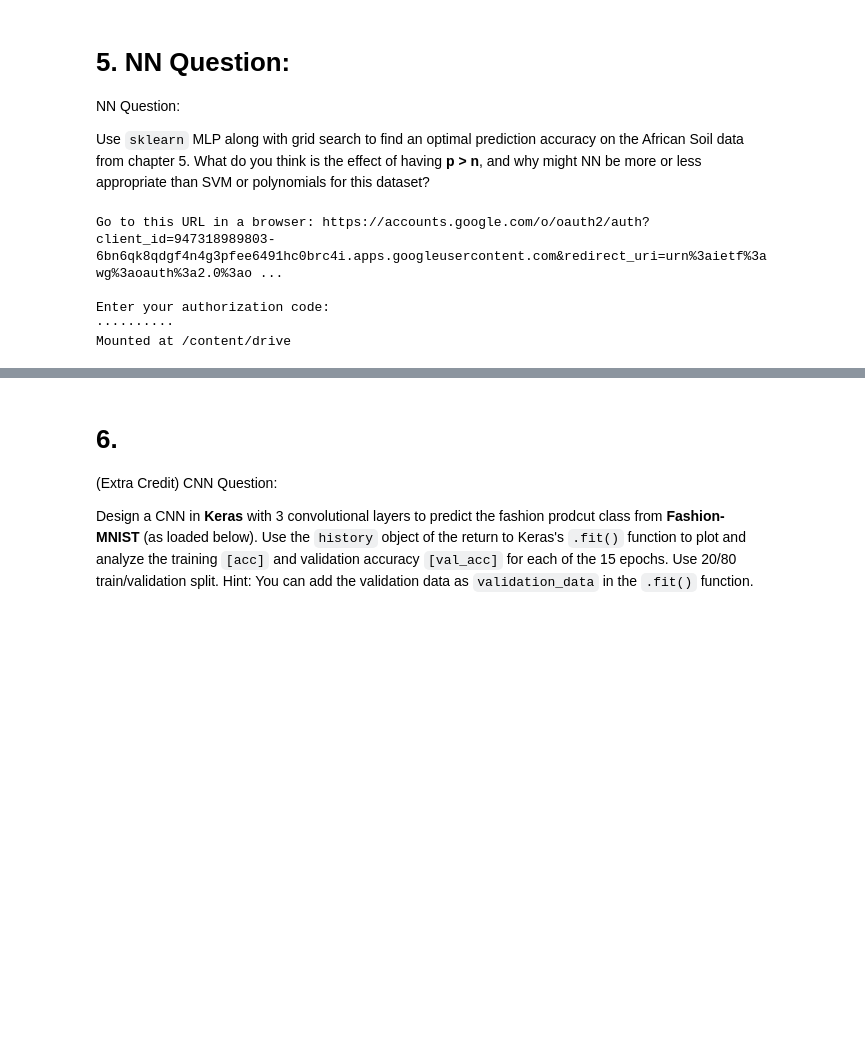
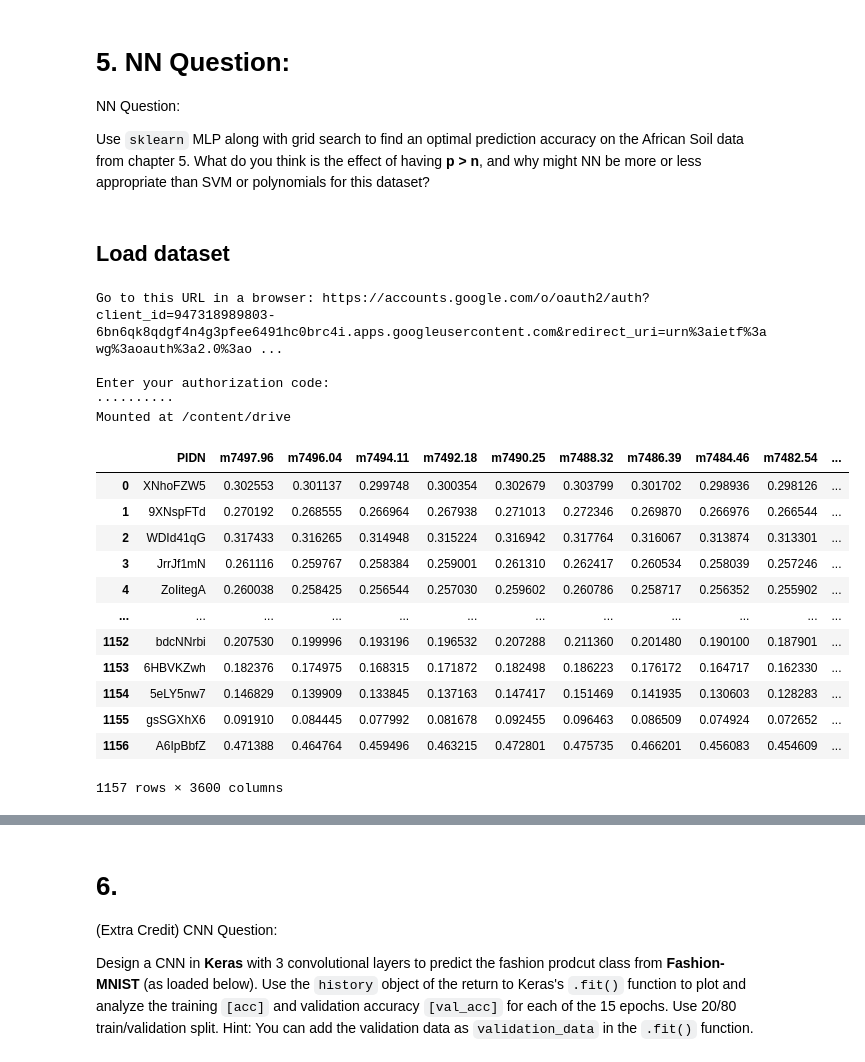
Before and after one commit to ajheller/notebooks, a Jupyter notebook: Copy_of_HW2.ipynb, the cells around one changed output, grey strips where cells are left out. Cells and saved outputs as stored; diff of their text form; code cells hidden in the pictures; blank space fills up the shorter version.

```diff
--- a/Copy_of_HW2.ipynb
+++ b/Copy_of_HW2.ipynb
@@ -623,13 +630,35 @@ for f0, f1 in iter.combinations(selected_features, 2):
 NN Question:
 
 Use `sklearn` MLP along with grid search to find an optimal prediction accuracy on the African Soil data from chapter 5. What do you think is the effect of having **p > n**, and why might NN be more or less appropriate than SVM or polynomials for this dataset?
-# %%
-# import drive
-from google.colab import drive
-drive.mount('/content/drive')
-# %% [output]
-Go to this URL in a browser: https://accounts.google.com/o/oauth2/auth?client_id=947318989803-6bn6qk8qdgf4n4g3pfee6491hc0brc4i.apps.googleusercontent.com&redirect_uri=urn%3aietf%3awg%3aoauth%3a2.0%3ao ...
-
-Enter your authorization code:
-··········
-Mounted at /content/drive
+# %% [markdown]
+## Load dataset
+# %%
+# import drive
+from google.colab import drive
+drive.mount('/content/drive')
+
+# data description: https://www.kaggle.com/c/afsis-soil-properties/data
+import pandas as pd
+my_path = '/content/drive/My Drive/ecs171_yancey/Lecture_Notes/Chapter_5/training.csv'
+afrsoil = pd.read_csv(my_path)
+
+afrsoil
+# %% [output]
+Go to this URL in a browser: https://accounts.google.com/o/oauth2/auth?client_id=947318989803-6bn6qk8qdgf4n4g3pfee6491hc0brc4i.apps.googleusercontent.com&redirect_uri=urn%3aietf%3awg%3aoauth%3a2.0%3ao ...
+
+Enter your authorization code:
+··········
+Mounted at /content/drive
+|  | PIDN | m7497.96 | m7496.04 | m7494.11 | m7492.18 | m7490.25 | m7488.32 | m7486.39 | m7484.46 | m7482.54 | ... |
+| 0 | XNhoFZW5 | 0.302553 | 0.301137 | 0.299748 | 0.300354 | 0.302679 | 0.303799 | 0.301702 | 0.298936 | 0.298126 | ... |
+| 1 | 9XNspFTd | 0.270192 | 0.268555 | 0.266964 | 0.267938 | 0.271013 | 0.272346 | 0.269870 | 0.266976 | 0.266544 | ... |
+| 2 | WDId41qG | 0.317433 | 0.316265 | 0.314948 | 0.315224 | 0.316942 | 0.317764 | 0.316067 | 0.313874 | 0.313301 | ... |
+| 3 | JrrJf1mN | 0.261116 | 0.259767 | 0.258384 | 0.259001 | 0.261310 | 0.262417 | 0.260534 | 0.258039 | 0.257246 | ... |
+| 4 | ZoIitegA | 0.260038 | 0.258425 | 0.256544 | 0.257030 | 0.259602 | 0.260786 | 0.258717 | 0.256352 | 0.255902 | ... |
+| ... | ... | ... | ... | ... | ... | ... | ... | ... | ... | ... | ... |
+| 1152 | bdcNNrbi | 0.207530 | 0.199996 | 0.193196 | 0.196532 | 0.207288 | 0.211360 | 0.201480 | 0.190100 | 0.187901 | ... |
+| 1153 | 6HBVKZwh | 0.182376 | 0.174975 | 0.168315 | 0.171872 | 0.182498 | 0.186223 | 0.176172 | 0.164717 | 0.162330 | ... |
+| 1154 | 5eLY5nw7 | 0.146829 | 0.139909 | 0.133845 | 0.137163 | 0.147417 | 0.151469 | 0.141935 | 0.130603 | 0.128283 | ... |
+| 1155 | gsSGXhX6 | 0.091910 | 0.084445 | 0.077992 | 0.081678 | 0.092455 | 0.096463 | 0.086509 | 0.074924 | 0.072652 | ... |
+| 1156 | A6IpBbfZ | 0.471388 | 0.464764 | 0.459496 | 0.463215 | 0.472801 | 0.475735 | 0.466201 | 0.456083 | 0.454609 | ... |
+1157 rows × 3600 columns
```
Also changed, not shown: parts of 9 cells of this notebook.
